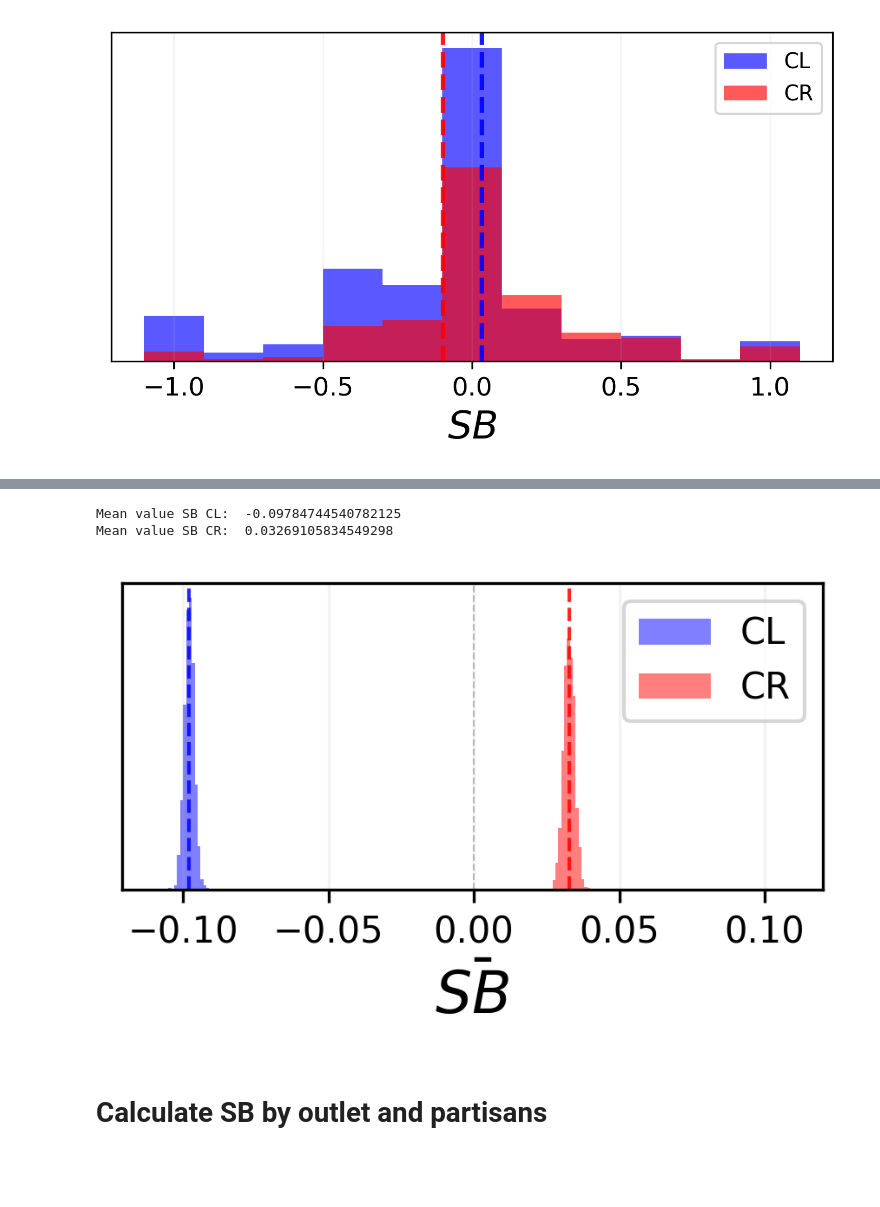
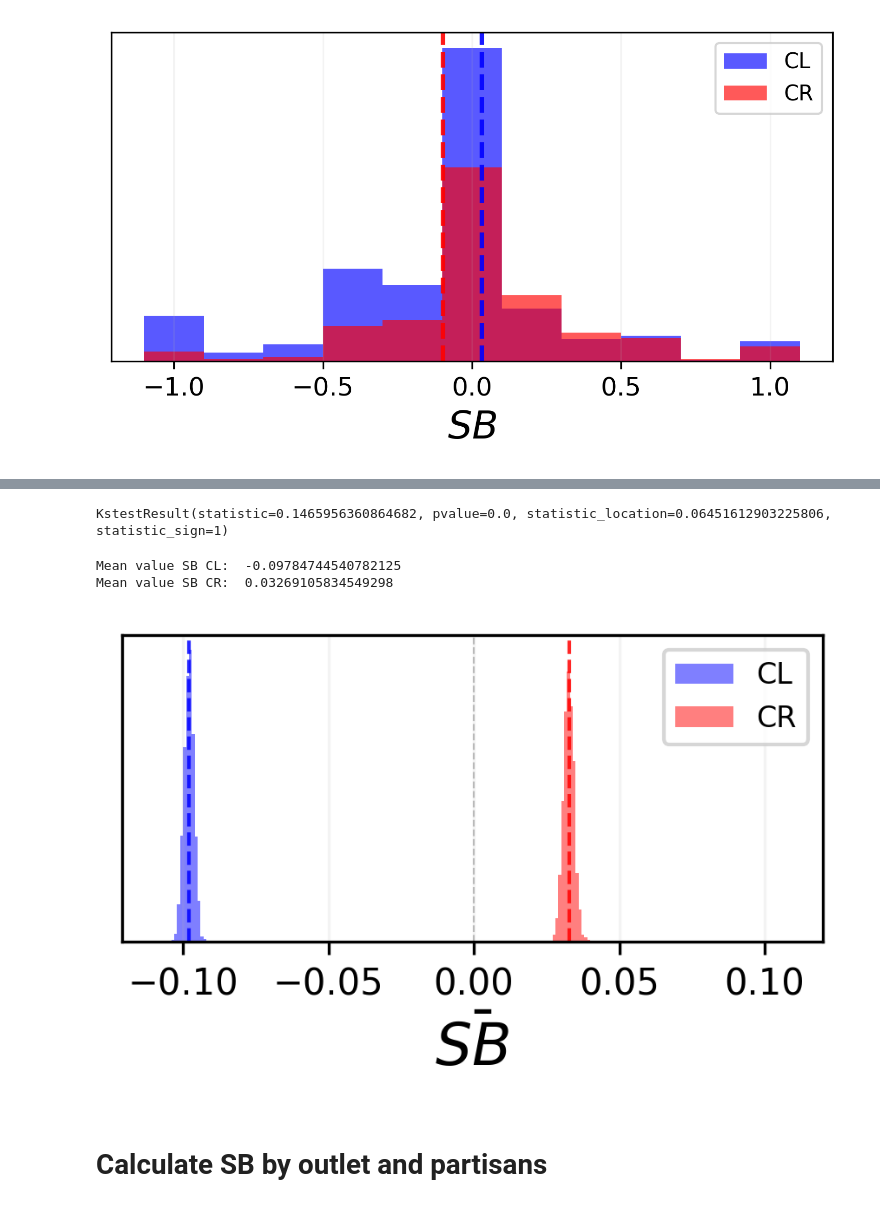
Before and after one commit to spinto88/SocialMediaBiasAndPolarization, a Jupyter notebook: CherryPickingPhenomena.ipynb, the cells around one changed output, grey strips where cells are left out. Drawn from its saved outputs; the diff is of its cells as text; code cells hidden in the pictures; blank space fills up the shorter version.

```diff
--- a/CherryPickingPhenomena.ipynb
+++ b/CherryPickingPhenomena.ipynb
@@ -67,3 +88,9 @@ plt.show()
+# %%
+from scipy.stats import kstest
+
+kstest(SB_CL, SB_CR, alternative = 'greater')
+# %% [output]
+KstestResult(statistic=0.1465956360864682, pvalue=0.0, statistic_location=0.06451612903225806, statistic_sign=1)
 # %%
 print('Mean value SB CL: ', SB_CL.mean())
 print('Mean value SB CR: ', SB_CR.mean())
@@ -73,22 +100,23 @@ Mean value SB CR:  0.03269105834549298
 # %%
 plt.figure(figsize = (3, 2), dpi = 300)
 
 plt.hist([SB_CL.sample(n=SB_CL.shape[0], replace = True).mean() for i in range(1000)], bins = np.arange(-0.11, 0.11, 0.001), color = 'b', alpha = 0.50, label = 'CL')
 plt.hist([SB_CR.sample(n=SB_CR.shape[0], replace = True).mean() for i in range(1000)], bins = np.arange(-0.11, 0.11, 0.001), color = 'r', alpha = 0.50, label = 'CR')
 
 plt.axvline(SB_CL.mean(), color = 'b', linestyle = '--', alpha = 0.85, linewidth = 1)
 plt.axvline(SB_CR.mean(), color = 'r', linestyle = '--', alpha = 0.85, linewidth = 1)
 plt.axvline(0, color = 'grey', linestyle = '--', alpha = 0.50, linewidth = 0.5)
 plt.xlabel(r'$\bar{SB}$', size = 16)
 plt.xticks(size = 10)
 plt.yticks([])
-plt.legend(loc = 'best')
+plt.legend(loc = 'best', fontsize = 8)
 plt.grid(True, alpha = 0.15)
 plt.tight_layout()
 plt.savefig('New_figure3a.pdf')
+plt.savefig('Mean_value.png')
 plt.show()
 # %% [output]
-[figure, old version]
+[figure, new version]
 # %% [markdown]
 # Calculate SB by outlet and partisans
 # %%
```
Also changed, not shown: parts of 1 cell of this notebook, 1 other file.
